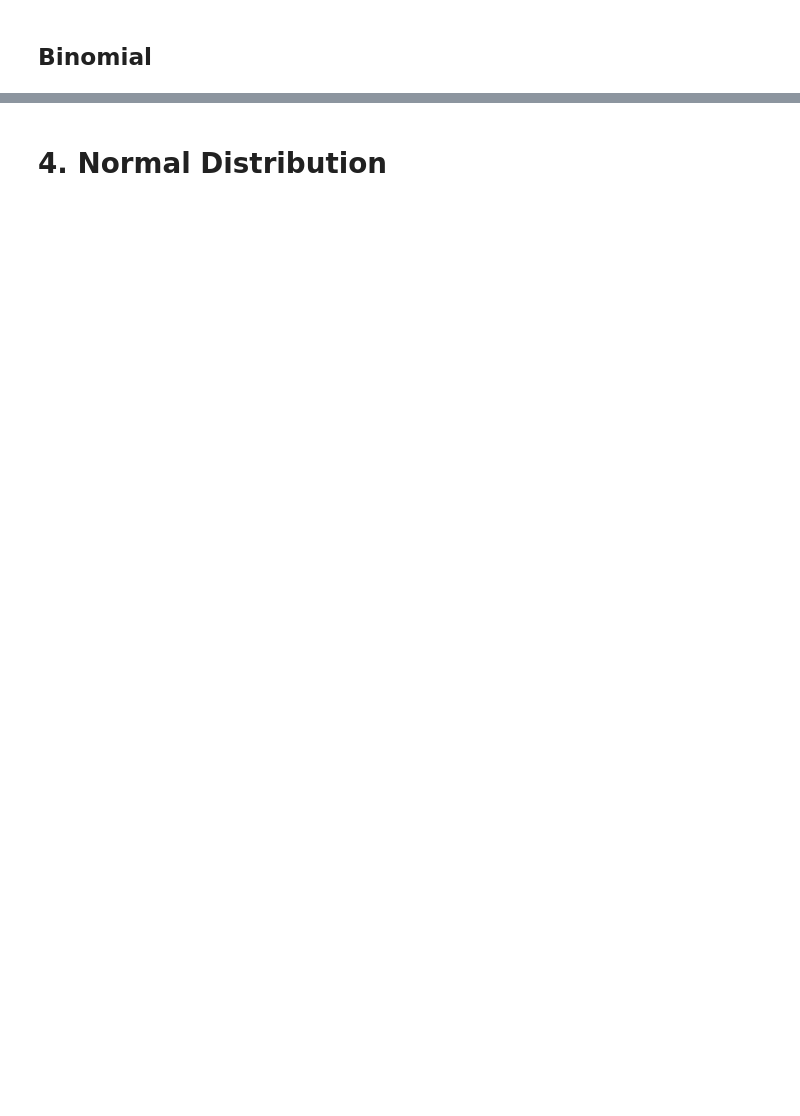
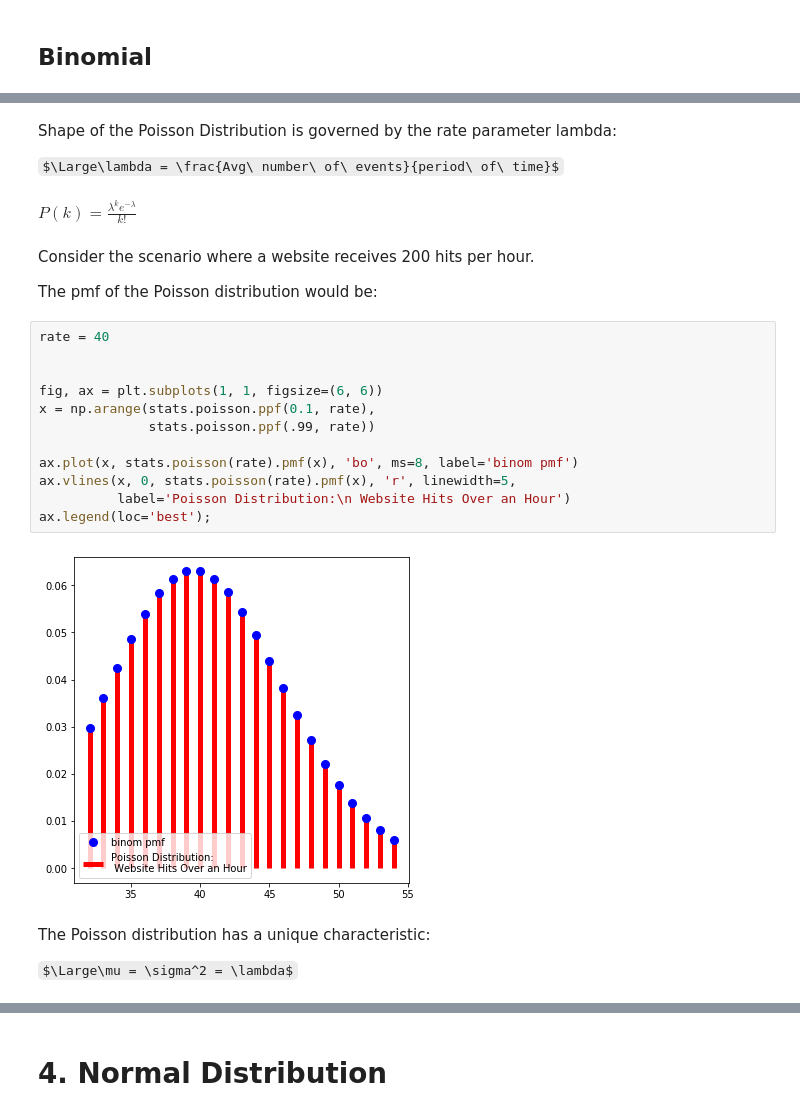
Before and after one commit to lecritch/distributions_seattle-chicago-ds, a Jupyter notebook: index.ipynb, the cells around one changed output, grey strips where cells are left out. Drawn from its saved outputs; the diff is of its cells as text; some formulas as TeX source; blank space fills up the shorter version.

```diff
--- a/index.ipynb
+++ b/index.ipynb
@@ -551,0 +592,28 @@ plt.hist(results);
+# %% [markdown]
+Shape of the Poisson Distribution is governed by the rate parameter lambda:
+
+$\Large\lambda = \frac{Avg\ number\ of\ events}{period\ of\ time}$
+# %% [markdown]
+${\displaystyle P(k)= {\frac {\lambda ^{k}e^{-\lambda }}{k!}}}$
+# %% [markdown]
+Consider the scenario where a website receives 200 hits per hour.
+
+The pmf of the Poisson distribution would be:
+# %%
+rate = 40
+
+
+fig, ax = plt.subplots(1, 1, figsize=(6, 6))
+x = np.arange(stats.poisson.ppf(0.1, rate),
+              stats.poisson.ppf(.99, rate))
+
+ax.plot(x, stats.poisson(rate).pmf(x), 'bo', ms=8, label='binom pmf')
+ax.vlines(x, 0, stats.poisson(rate).pmf(x), 'r', linewidth=5,
+          label='Poisson Distribution:\n Website Hits Over an Hour')
+ax.legend(loc='best');
+# %% [output]
+[figure, added]
+# %% [markdown]
+The Poisson distribution has a unique characteristic:
+
+$\Large\mu = \sigma^2 = \lambda$
```
Also changed, not shown: parts of 52 cells of this notebook, 18 other files.
